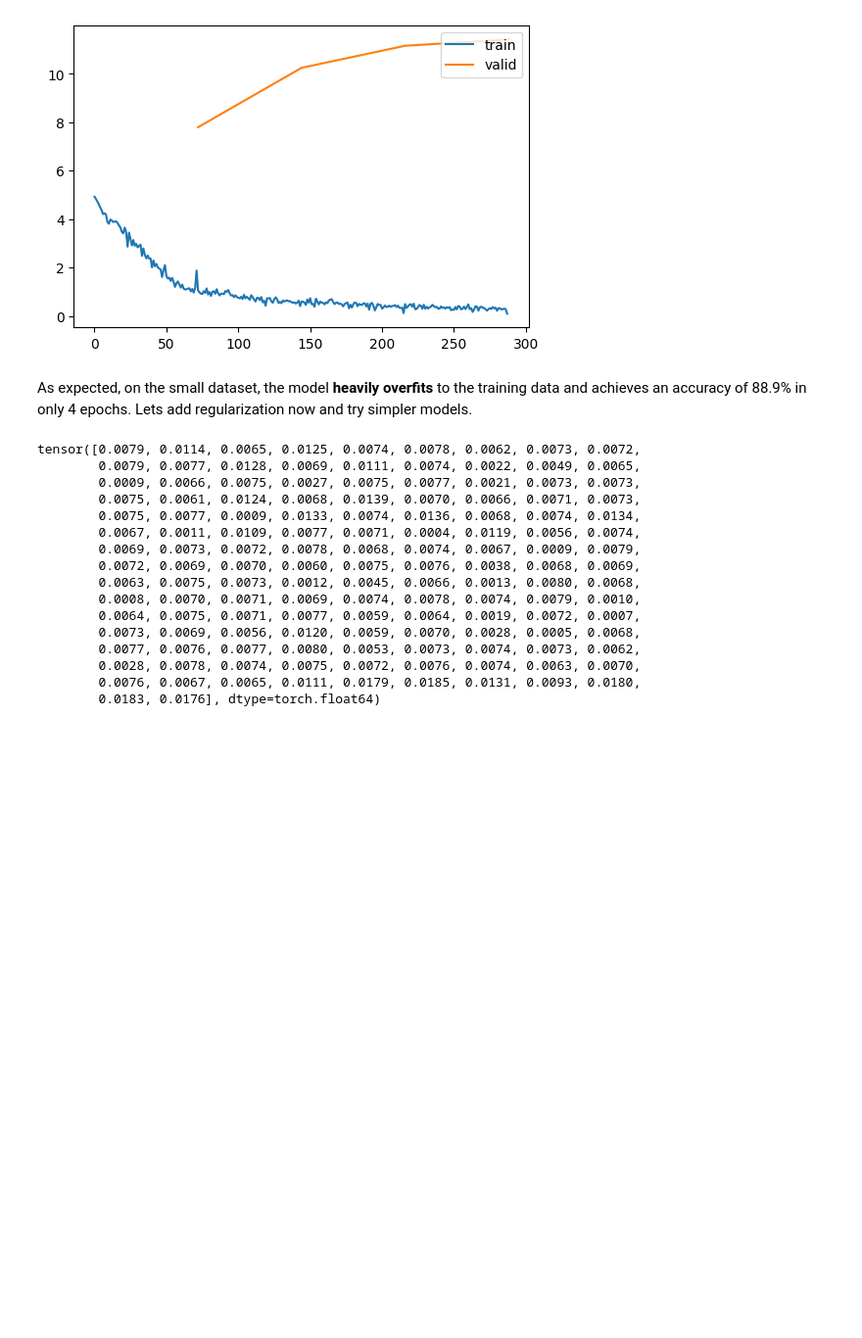
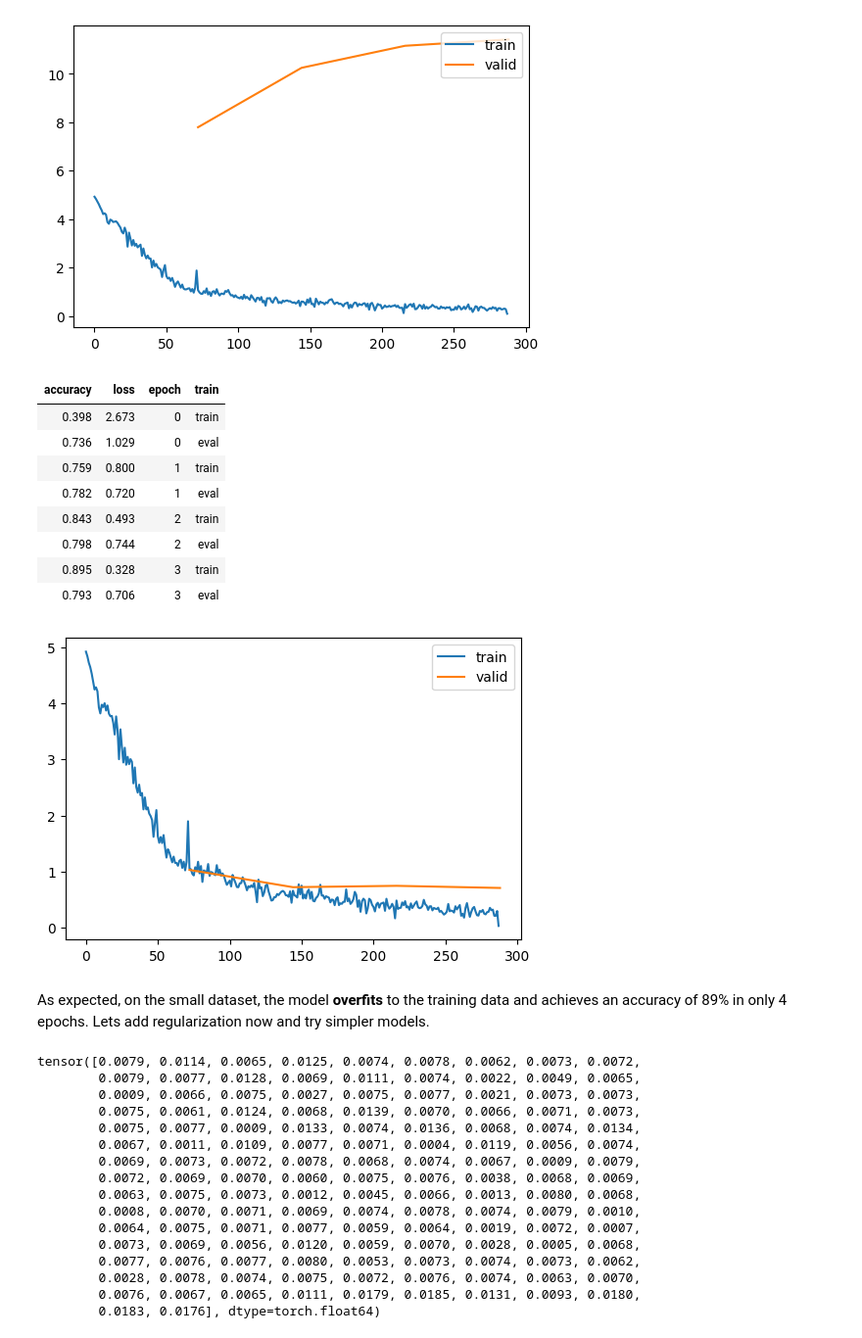
Before and after one commit to dhrits/dog_breed_id, a Jupyter notebook: nbs/04_benchmark.ipynb, the cells around one changed output. Shown: that part at 98% size. Drawn from its saved outputs; the diff is of its cells as text; code cells hidden in the pictures; blank space fills up the shorter version.

```diff
--- a/nbs/04_benchmark.ipynb
+++ b/nbs/04_benchmark.ipynb
@@ -197,10 +197,23 @@ learner.fit(n_epochs=4, lr=0.001)
 | 0.889 | 0.338 | 3 | train |
 | 0.066 | 11.421 | 3 | eval |
 [figure]
+# %%
+learner.fit(n_epochs=4, lr=0.001)
+# %% [output]
+| accuracy | loss | epoch | train |
+| 0.398 | 2.673 | 0 | train |
+| 0.736 | 1.029 | 0 | eval |
+| 0.759 | 0.800 | 1 | train |
+| 0.782 | 0.720 | 1 | eval |
+| 0.843 | 0.493 | 2 | train |
+| 0.798 | 0.744 | 2 | eval |
+| 0.895 | 0.328 | 3 | train |
+| 0.793 | 0.706 | 3 | eval |
+[figure, added]
 # %%
 torch.save(model.state_dict(), 'resnet50_4e.pt')
 # %% [markdown]
-As expected, on the small dataset, the model **heavily overfits** to the training data and achieves an accuracy of 88.9% in only 4 epochs. Lets add regularization now and try simpler models.
+As expected, on the small dataset, the model **overfits** to the training data and achieves an accuracy of 89% in only 4 epochs. Lets add regularization now and try simpler models.
 # %%
 weights
 # %% [output]
```
Also changed, not shown: parts of 5 cells of this notebook.
